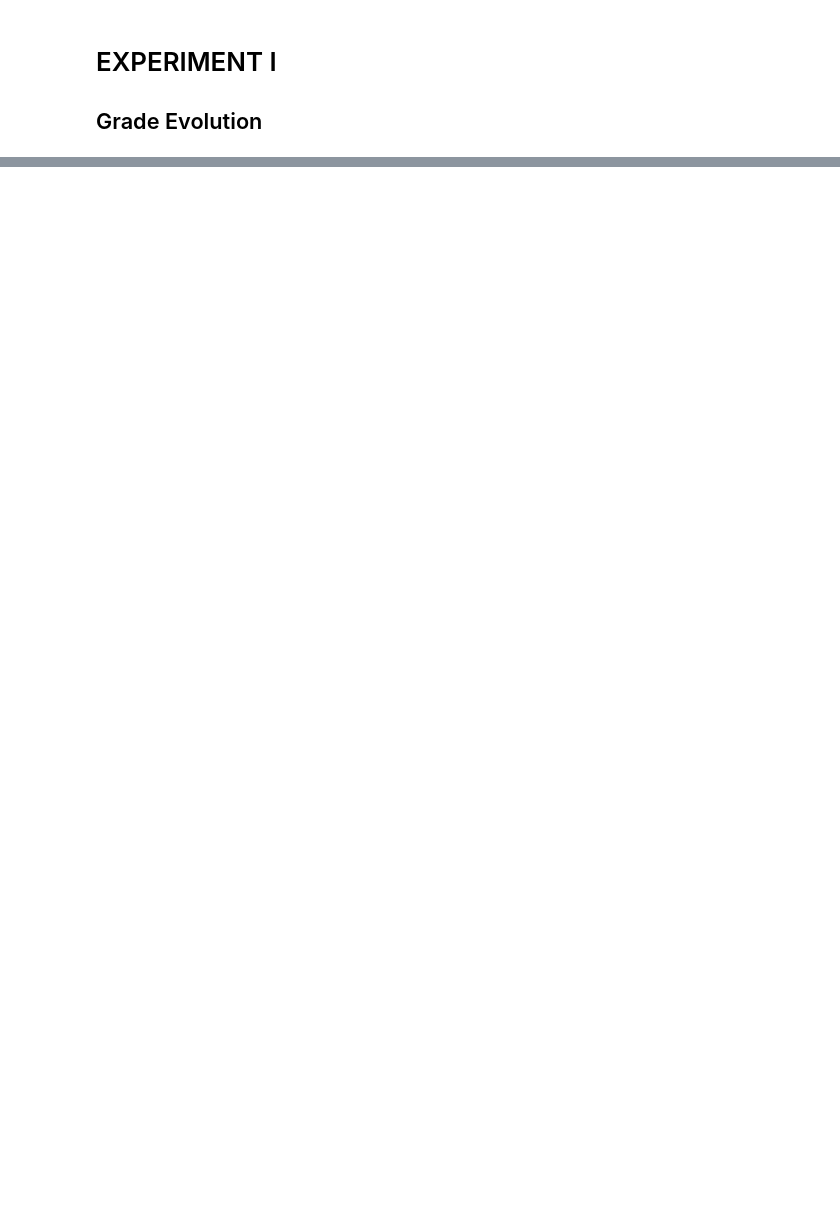
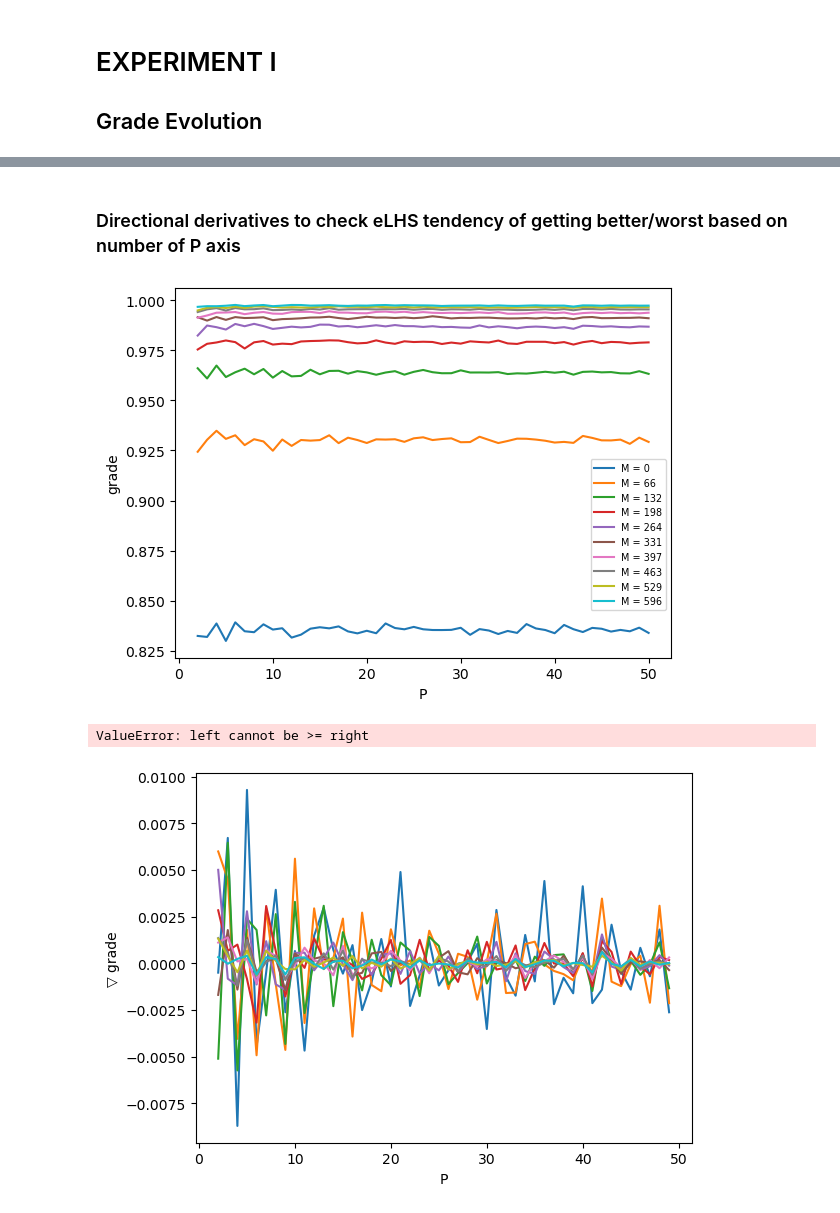
Before and after one commit to alecrespi/latinexpansion, a Jupyter notebook: EXPERIMENTS.ipynb, the cells around one changed output, grey strips where cells are left out. Cells and saved outputs as stored; diff of their text form; code cells hidden in the pictures; blank space fills up the shorter version.

```diff
--- a/EXPERIMENTS.ipynb
+++ b/EXPERIMENTS.ipynb
@@ -343,0 +228,9 @@ plt.show()
+# %%
+N = 200
+Pmin, Pmax = 2, 50
+n_agents = 5
+
+exp2agents = [
+    [LHSampler(d=p).random(N).tolist() for _ in range(n_agents)]
+        for p in range(Pmin, Pmax+1)
+]
@@ -343,0 +298,27 @@ plt.show()
+# %% [markdown]
+### Directional derivatives to check eLHS tendency of getting better/worst based on number of P axis
+# %%
+def prime_der(ys: np.ndarray):
+    return [ys[i+1] - ys[i] for i in range(len(ys)-1)]
+
+m_stepper = np.linspace(0, ysfiltered.shape[1]-1, 10, dtype=int)
+for m in m_stepper:
+    plt.plot(ps, ysfiltered[:, m], label="M = " + str(m))
+plt.legend(bbox_to_anchor=(0.5, 0.05, 0.5, 0.5), fontsize='x-small')
+plt.xlabel("P")
+plt.ylabel("grade")
+plt.savefig('./data/plots/exp1.3.M_section.P_2_to_' + str(Pmax) + '.png',dpi = 500)
+plt.show()
+
+for m in m_stepper:
+    plt.plot(ps[:-1], prime_der(ysfiltered[:, m]), label="M = " + str(m))
+plt.xlabel("P")
+plt.ylabel("▽ grade")
+plt.subplots_adjust(left=0.15)
+plt.legend(bbox_to_anchor=(0.5, 0.5, 0.5, 0.5), fontsize='x-small')
+plt.savefig('./data/plots/exp1.3.M_section_prime.P_2_to_' + str(Pmax) + '.png',dpi = 500)
+plt.show()
+# %% [output]
+[figure, added]
+ValueError: left cannot be >= right
+[figure, added]
```
Also changed, not shown: parts of 47 cells of this notebook, 13 other files.
